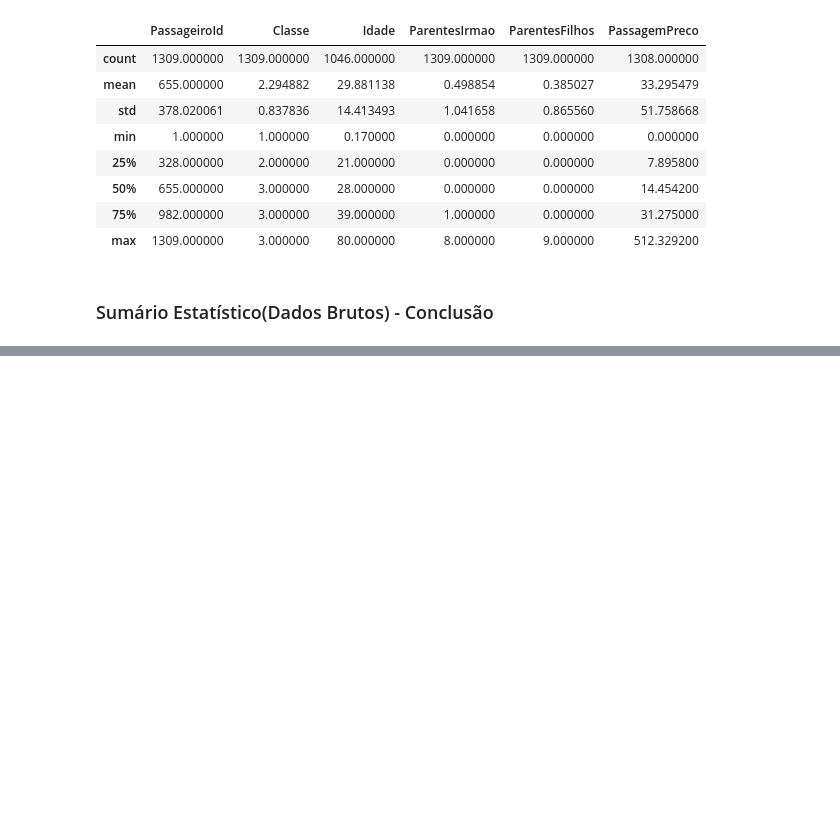
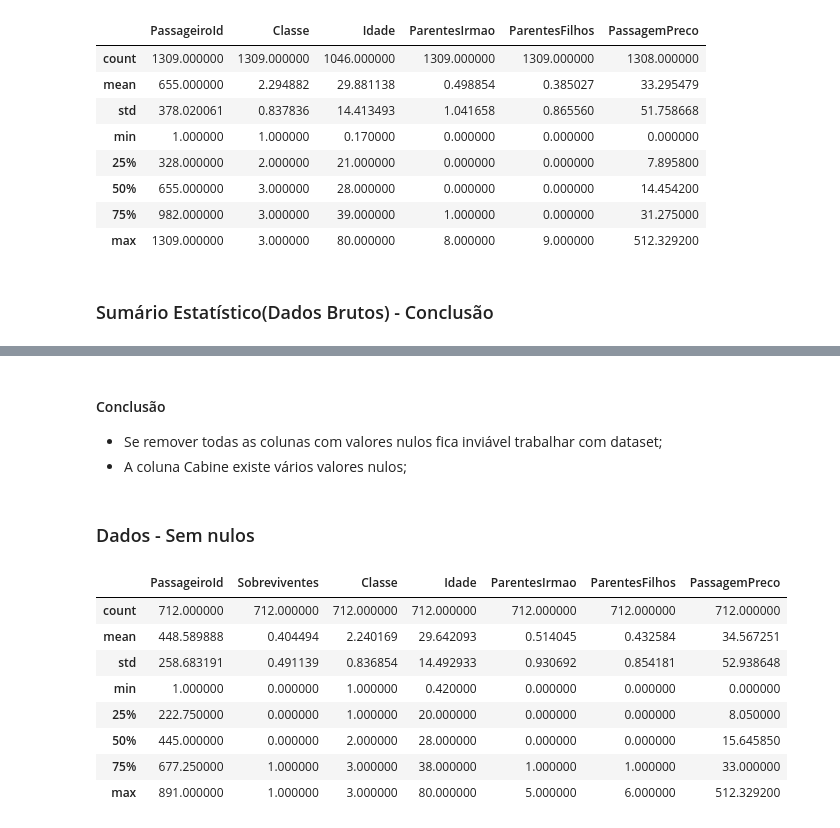
Before and after one commit to silvanopessoa/titanic, a Jupyter notebook: titanic-datamunging.ipynb, the cells around one changed output, grey strips where cells are left out. Drawn from its saved outputs; the diff is of its cells as text; code cells hidden in the pictures; blank space fills up the shorter version.

Commit message:
dropna

```diff
--- a/titanic-datamunging.ipynb
+++ b/titanic-datamunging.ipynb
@@ -405,0 +427,24 @@ join.describe()
+# %% [markdown]
+#### Conclusão
+* Se remover todas as colunas com valores nulos fica inviável trabalhar com dataset;
+* A coluna Cabine existe vários valores nulos;
+# %% [markdown]
+### Dados - Sem nulos
+# %%
+colunasSemCabine = colunasTeste[:]
+colunasSemCabine.remove('Cabine')
+# %%
+#Valor total - bruto: 891
+#Valor total - Sem Nulos: 712
+train_dropna=train.dropna(subset=colunasSemCabine).describe()
+train_dropna
+# %% [output]
+|  | PassageiroId | Sobreviventes | Classe | Idade | ParentesIrmao | ParentesFilhos | PassagemPreco |
+| count | 712.000000 | 712.000000 | 712.000000 | 712.000000 | 712.000000 | 712.000000 | 712.000000 |
+| mean | 448.589888 | 0.404494 | 2.240169 | 29.642093 | 0.514045 | 0.432584 | 34.567251 |
+| std | 258.683191 | 0.491139 | 0.836854 | 14.492933 | 0.930692 | 0.854181 | 52.938648 |
+| min | 1.000000 | 0.000000 | 1.000000 | 0.420000 | 0.000000 | 0.000000 | 0.000000 |
+| 25% | 222.750000 | 0.000000 | 1.000000 | 20.000000 | 0.000000 | 0.000000 | 8.050000 |
+| 50% | 445.000000 | 0.000000 | 2.000000 | 28.000000 | 0.000000 | 0.000000 | 15.645850 |
+| 75% | 677.250000 | 1.000000 | 3.000000 | 38.000000 | 1.000000 | 1.000000 | 33.000000 |
+| max | 891.000000 | 1.000000 | 3.000000 | 80.000000 | 5.000000 | 6.000000 | 512.329200 |
```
Also changed, not shown: parts of 7 cells of this notebook.
